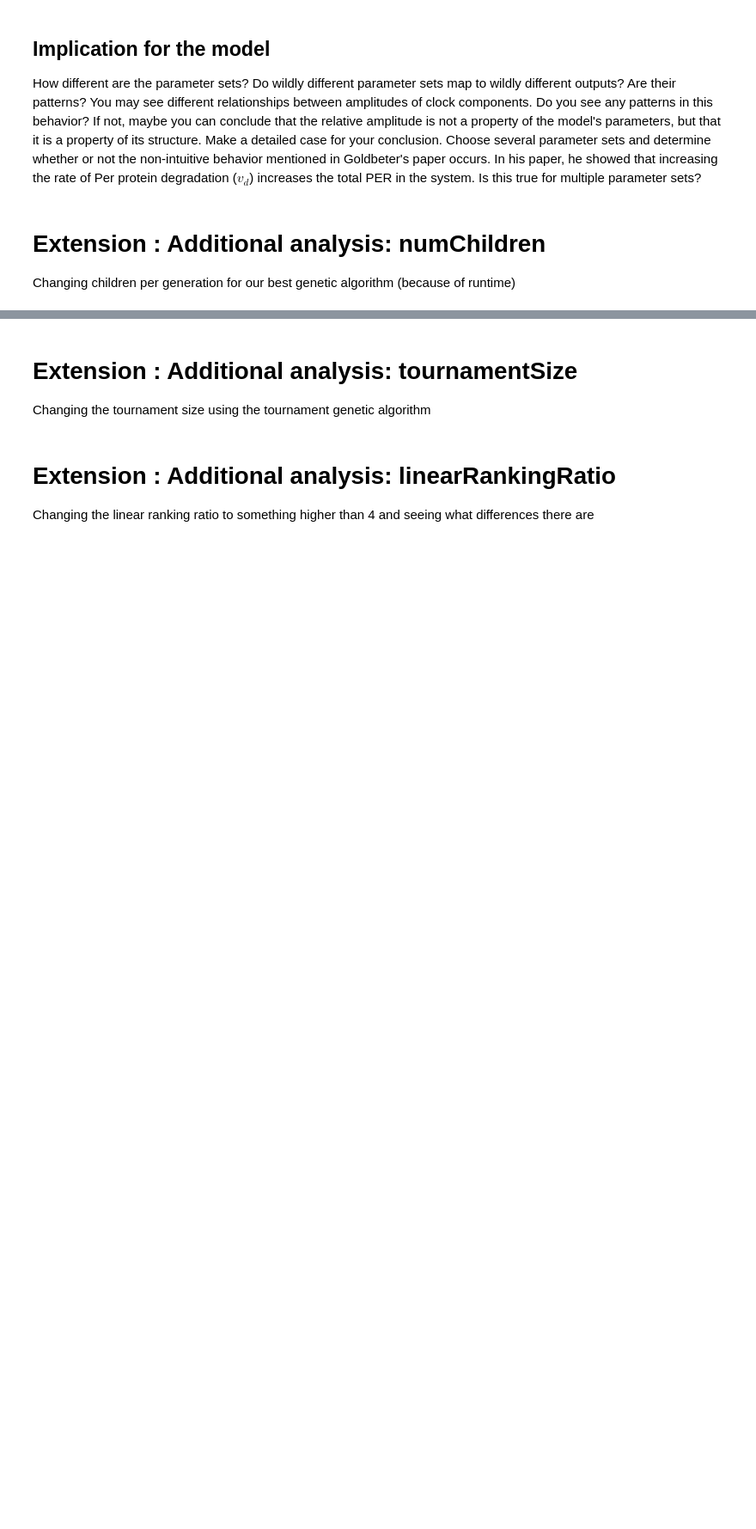
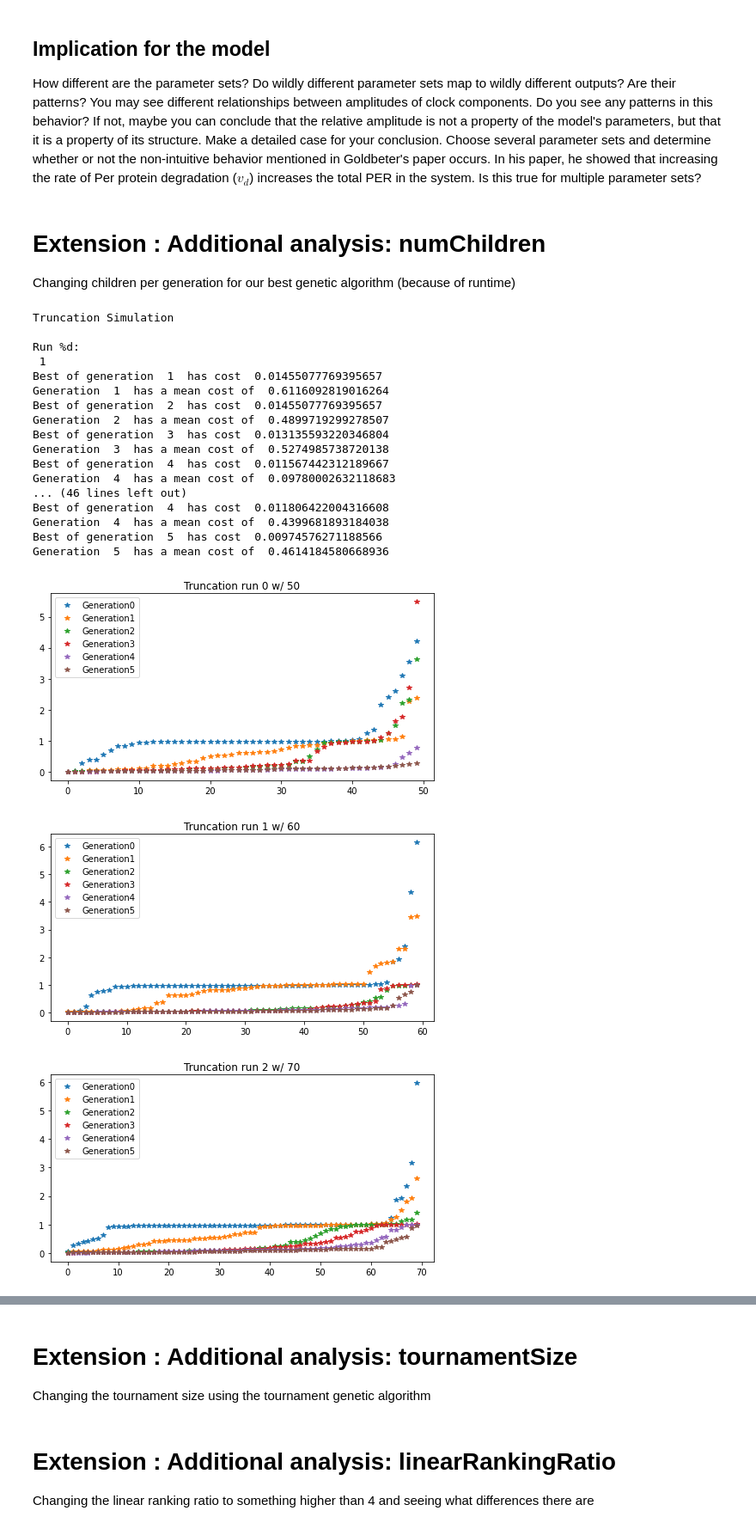
Before and after one commit to hmhwan21/cs341projects, a Jupyter notebook: proj4/Project4.ipynb, the cells around one changed output, grey strips where cells are left out. Shown at 86% size. Cells and saved outputs as stored; diff of their text form; code cells hidden in the pictures; blank space fills up the shorter version.

Commit message:
Ran extension1: Changing numChildren for truncation

```diff
--- a/proj4/Project4.ipynb
+++ b/proj4/Project4.ipynb
@@ -772,24 +772,46 @@ Choose several parameter sets and determine whether or not the non-intuitive beh
 
 Changing children per generation for our best genetic algorithm (because of runtime)
 # %%
-print("\nTruncation Simulation\n")
+print("Truncation Simulation\n")
 #Truncation Selection, elite count = 1, 10 parents, 50 children, mutation 0.05
 settings = GASettings(numParents=10, numChildren=50)
 settings.numGenerations = 5 #for all
 settings.eliteCount = 1
 settings.selection = 'truncation'
 settings.mutation = 0.05
 meanList = []
 for x in range(5):
     print('Run %d:\n', x + 1)
     (params, cost, all_params, all_costs) = GA(gol95_cost, lb, ub, settings)
     # print("Cost: ", cost)
     # print("All Costs: ", all_costs)
     # meanPopulationCost[0] = np.mean(all_costs)
     plt.figure( figsize=(8,4) )
     legs = []
     for i in range(len(all_costs)):
         plt.plot( np.arange(all_costs[i].size), all_costs[i], '*' )
         legs.append( "Generation" + str(i) )
-    plt.title("Truncation run " + str(x))
+    plt.title("Truncation run " + str(x) + " w/ " + str(settings.numChildren))
+    settings.numChildren += 10
     plt.legend( legs );
+# %% [output]
+Truncation Simulation
+
+Run %d:
+ 1
+Best of generation  1  has cost  0.01455077769395657
+Generation  1  has a mean cost of  0.6116092819016264
+Best of generation  2  has cost  0.01455077769395657
+Generation  2  has a mean cost of  0.4899719299278507
+Best of generation  3  has cost  0.013135593220346804
+Generation  3  has a mean cost of  0.5274985738720138
+Best of generation  4  has cost  0.011567442312189667
+Generation  4  has a mean cost of  0.09780002632118683
+... (46 lines left out)
+Best of generation  4  has cost  0.011806422004316608
+Generation  4  has a mean cost of  0.4399681893184038
+Best of generation  5  has cost  0.00974576271188566
+Generation  5  has a mean cost of  0.4614184580668936
+[figure, added]
+[figure, added]
+[figure, added]
```
Also changed, not shown: parts of 1 cell of this notebook.
